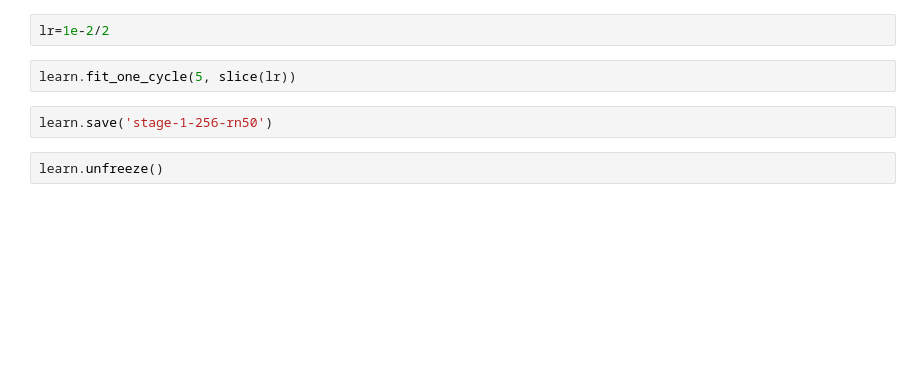
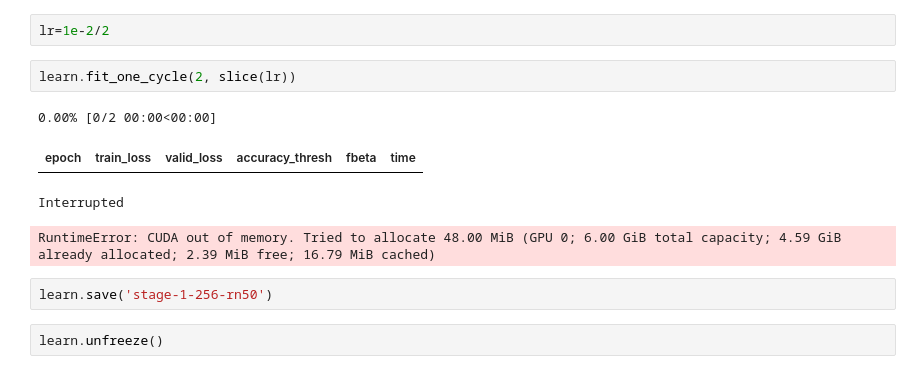
Before and after one commit to MartinGer/course-v3, a Jupyter notebook: nbs/dl1/lesson3-planet.ipynb, the cells around one changed output. Drawn from its saved outputs; the diff is of its cells as text; blank space fills up the shorter version.

```diff
--- a/nbs/dl1/lesson3-planet.ipynb
+++ b/nbs/dl1/lesson3-planet.ipynb
@@ -202,7 +192,12 @@ RuntimeError: CUDA out of memory. Tried to allocate 128.00 MiB (GPU 0; 6.00 GiB
 # %%
 lr=1e-2/2
 # %%
-learn.fit_one_cycle(5, slice(lr))
+learn.fit_one_cycle(2, slice(lr))
+# %% [output]
+0.00% [0/2 00:00<00:00]
+| epoch | train_loss | valid_loss | accuracy_thresh | fbeta | time |
+Interrupted
+RuntimeError: CUDA out of memory. Tried to allocate 48.00 MiB (GPU 0; 6.00 GiB total capacity; 4.59 GiB already allocated; 2.39 MiB free; 16.79 MiB cached)
 # %%
 learn.save('stage-1-256-rn50')
 # %%
```
Also changed, not shown: parts of 14 cells of this notebook.
